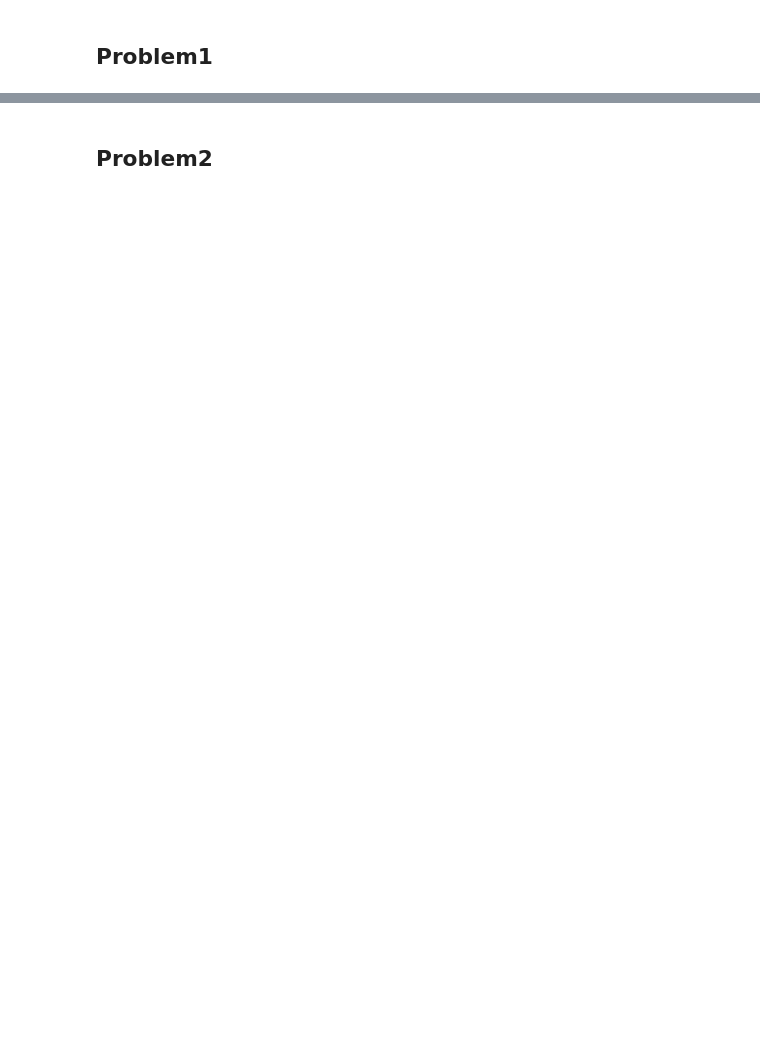
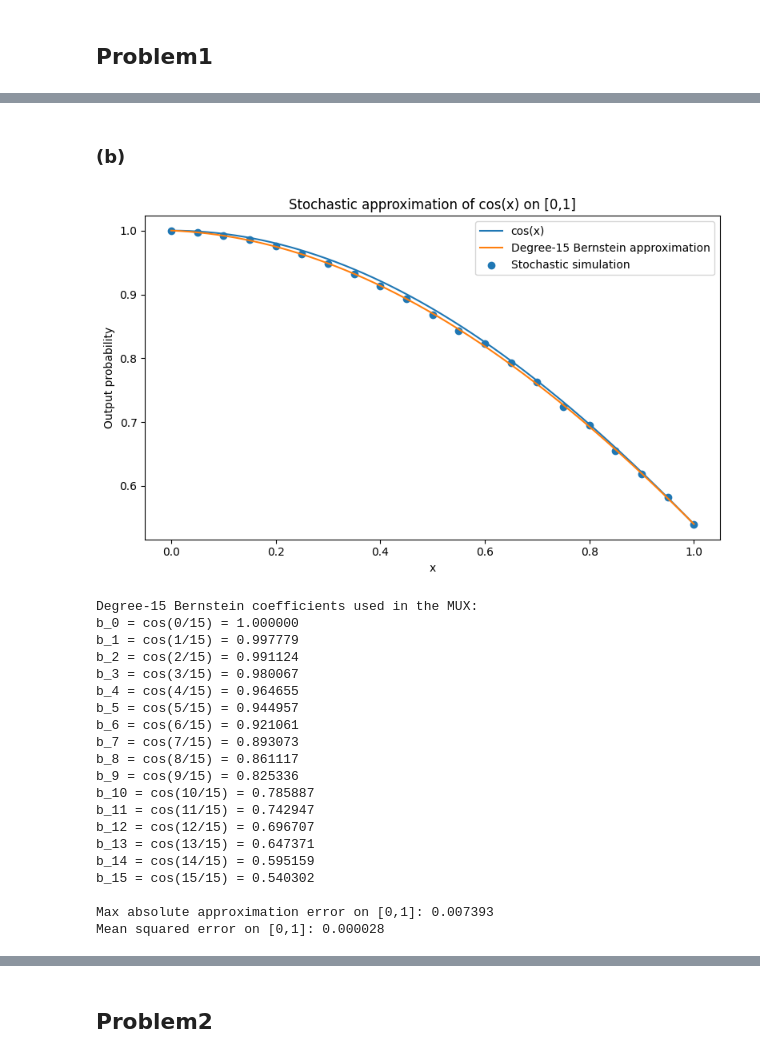
Before and after one commit to tseng097/Circuits-Computation-Biology, a Jupyter notebook: EE5393_hw3.ipynb, the cells around one changed output, grey strips where cells are left out. Drawn from its saved outputs; the diff is of its cells as text; code cells hidden in the pictures; blank space fills up the shorter version.

```diff
--- a/EE5393_hw3.ipynb
+++ b/EE5393_hw3.ipynb
@@ -102,0 +14,78 @@ Output = 1275
+# %% [markdown]
+### (b)
+# %%
+import numpy as np
+import matplotlib.pyplot as plt
+from math import comb
+
+
+n = 15
+bern_coeffs = np.array([np.cos(k / n) for k in range(n + 1)], dtype=float)
+
+def bernstein_cos(x):
+    x = np.asarray(x, dtype=float)
+    out = np.zeros_like(x, dtype=float)
+    for k in range(n + 1):
+        out += bern_coeffs[k] * comb(n, k) * (x ** k) * ((1 - x) ** (n - k))
+    return out
+
+def stochastic_sim(x, bitstream_len=20000, rng=None):
+    if rng is None:
+        rng = np.random.default_rng(0)
+    inputs = rng.random((bitstream_len, n)) < x
+    k = inputs.sum(axis=1)
+    out_prob = bern_coeffs[k]
+    outputs = rng.random(bitstream_len) < out_prob
+    return outputs.mean()
+
+x_grid = np.linspace(0, 1, 401)
+y_true = np.cos(x_grid)
+y_bern = bernstein_cos(x_grid)
+
+rng = np.random.default_rng(42)
+x_sim = np.linspace(0, 1, 21)
+y_sim = np.array([stochastic_sim(x, bitstream_len=20000, rng=rng) for x in x_sim])
+
+max_abs_err = np.max(np.abs(y_true - y_bern))
+mse = np.mean((y_true - y_bern) ** 2)
+
+plt.figure(figsize=(8, 5))
+plt.plot(x_grid, y_true, label="cos(x)")
+plt.plot(x_grid, y_bern, label=f"Degree-{n} Bernstein approximation")
+plt.scatter(x_sim, y_sim, label="Stochastic simulation")
+plt.xlabel("x")
+plt.ylabel("Output probability")
+plt.title("Stochastic approximation of cos(x) on [0,1]")
+plt.legend()
+plt.tight_layout()
+
+plt.show()
+
+print(f"Degree-{n} Bernstein coefficients used in the MUX:")
+for k, c in enumerate(bern_coeffs):
+    print(f"b_{k} = cos({k}/{n}) = {c:.6f}")
+
+print(f"\nMax absolute approximation error on [0,1]: {max_abs_err:.6f}")
+print(f"Mean squared error on [0,1]: {mse:.6f}")
+# %% [output]
+[figure, added]
+Degree-15 Bernstein coefficients used in the MUX:
+b_0 = cos(0/15) = 1.000000
+b_1 = cos(1/15) = 0.997779
+b_2 = cos(2/15) = 0.991124
+b_3 = cos(3/15) = 0.980067
+b_4 = cos(4/15) = 0.964655
+b_5 = cos(5/15) = 0.944957
+b_6 = cos(6/15) = 0.921061
+b_7 = cos(7/15) = 0.893073
+b_8 = cos(8/15) = 0.861117
+b_9 = cos(9/15) = 0.825336
+b_10 = cos(10/15) = 0.785887
+b_11 = cos(11/15) = 0.742947
+b_12 = cos(12/15) = 0.696707
+b_13 = cos(13/15) = 0.647371
+b_14 = cos(14/15) = 0.595159
+b_15 = cos(15/15) = 0.540302
+
+Max absolute approximation error on [0,1]: 0.007393
+Mean squared error on [0,1]: 0.000028
```
Also changed, not shown: parts of 31 cells of this notebook.
